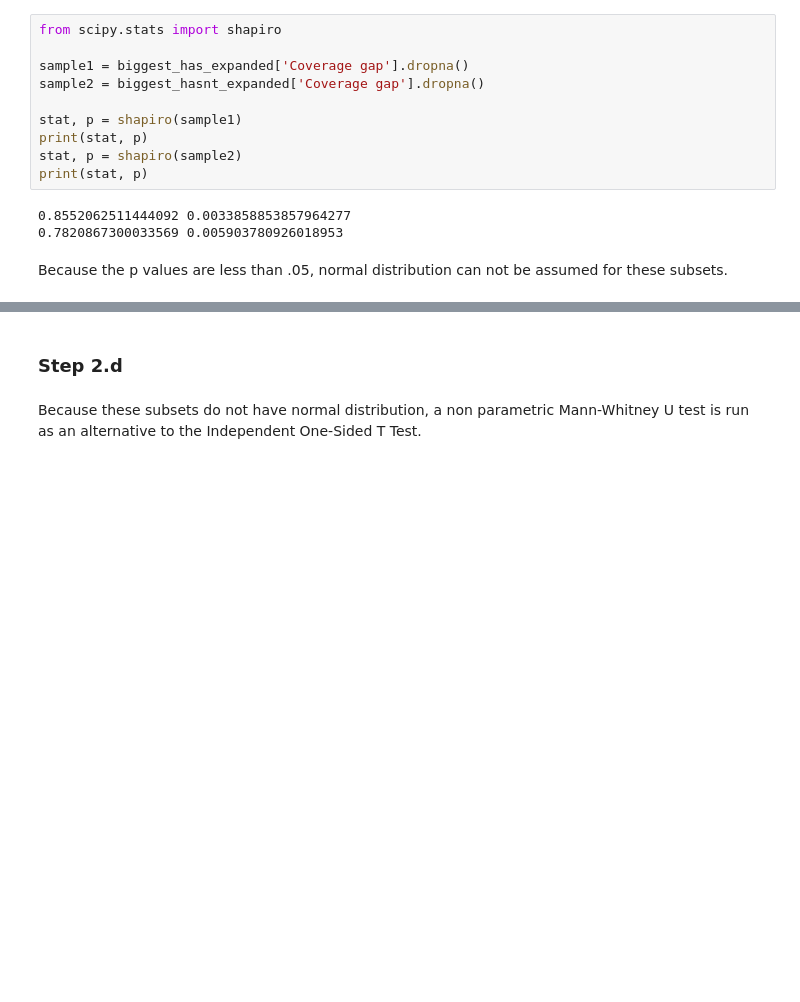
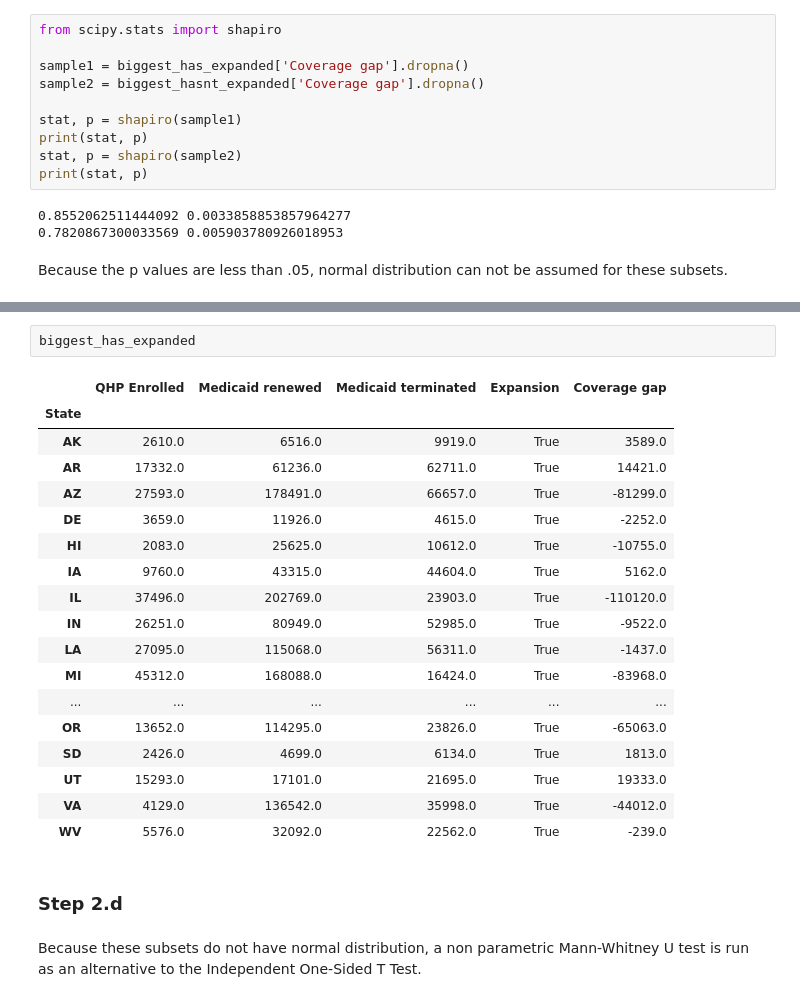
Before and after one commit to Zrrrpy/medicaid-unwinding, a Jupyter notebook: coverage_gap_analysis.ipynb, the cells around one changed output, grey strips where cells are left out. Cells and saved outputs as stored; diff of their text form; blank space fills up the shorter version.

```diff
--- a/coverage_gap_analysis.ipynb
+++ b/coverage_gap_analysis.ipynb
@@ -899,3 +908,24 @@ Because the p value is greater than .05, equal variance may be assumed.
+# %%
+biggest_has_expanded
+# %% [output]
+|  | QHP Enrolled | Medicaid renewed | Medicaid terminated | Expansion | Coverage gap |
+| State |  |  |  |  |  |
+| AK | 2610.0 | 6516.0 | 9919.0 | True | 3589.0 |
+| AR | 17332.0 | 61236.0 | 62711.0 | True | 14421.0 |
+| AZ | 27593.0 | 178491.0 | 66657.0 | True | -81299.0 |
+| DE | 3659.0 | 11926.0 | 4615.0 | True | -2252.0 |
+| HI | 2083.0 | 25625.0 | 10612.0 | True | -10755.0 |
+| IA | 9760.0 | 43315.0 | 44604.0 | True | 5162.0 |
+| IL | 37496.0 | 202769.0 | 23903.0 | True | -110120.0 |
+| IN | 26251.0 | 80949.0 | 52985.0 | True | -9522.0 |
+| LA | 27095.0 | 115068.0 | 56311.0 | True | -1437.0 |
+| MI | 45312.0 | 168088.0 | 16424.0 | True | -83968.0 |
+| ... | ... | ... | ... | ... | ... |
+| OR | 13652.0 | 114295.0 | 23826.0 | True | -65063.0 |
+| SD | 2426.0 | 4699.0 | 6134.0 | True | 1813.0 |
+| UT | 15293.0 | 17101.0 | 21695.0 | True | 19333.0 |
+| VA | 4129.0 | 136542.0 | 35998.0 | True | -44012.0 |
+| WV | 5576.0 | 32092.0 | 22562.0 | True | -239.0 |
 # %% [markdown]
 ### Step 2.d
 # %% [markdown]
```
Also changed, not shown: parts of 90 cells of this notebook.
